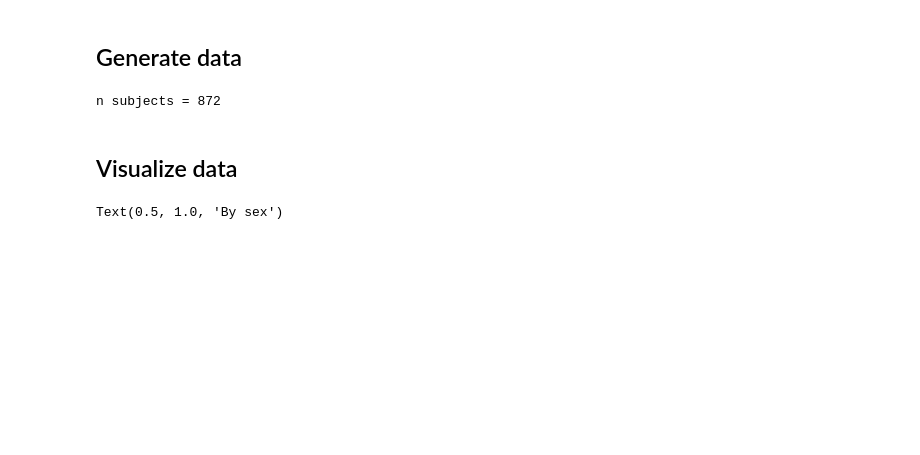
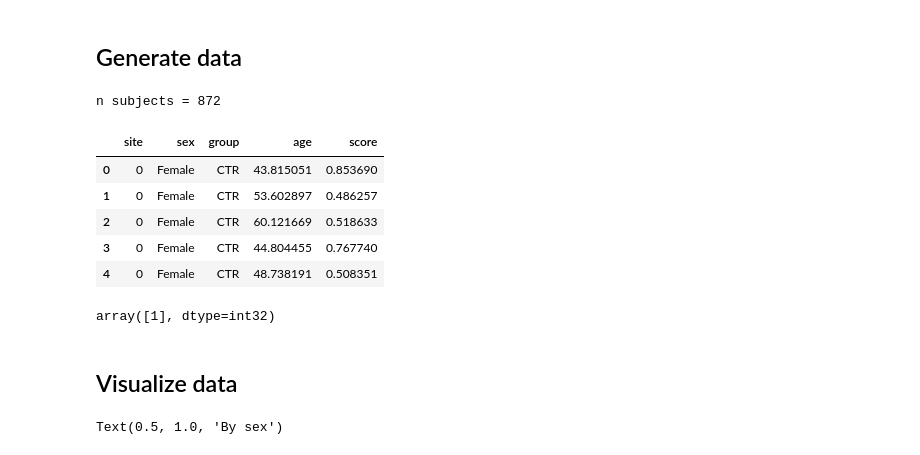
Before and after one commit to ppsp-team/PyNM, a Jupyter notebook: tutorials/r_test.ipynb, the cells around one changed output. Drawn from its saved outputs; the diff is of its cells as text; code cells hidden in the pictures; blank space fills up the shorter version.

```diff
--- a/tutorials/r_test.ipynb
+++ b/tutorials/r_test.ipynb
@@ -83,6 +86,28 @@ df = generate_data(n_sites=4,sample_size=35,randseed=650)
 print('n subjects = {}'.format(df.shape[0]))
 # %% [output]
 n subjects = 872
+# %%
+df.head()
+# %% [output]
+|  | site | sex | group | age | score |
+| 0 | 0 | Female | CTR | 43.815051 | 0.853690 |
+| 1 | 0 | Female | CTR | 53.602897 | 0.486257 |
+| 2 | 0 | Female | CTR | 60.121669 | 0.518633 |
+| 3 | 0 | Female | CTR | 44.804455 | 0.767740 |
+| 4 | 0 | Female | CTR | 48.738191 | 0.508351 |
+# %%
+ro.globalenv['site_r'] = ro.vectors.FactorVector(df['site'].to_numpy())
+ro.globalenv['sex_r'] = ro.StrVector(df['sex'].to_numpy())
+ro.globalenv['group_r'] = ro.StrVector(df['group'].to_numpy())
+ro.globalenv['age_r'] = ro.FloatVector(df['age'].to_numpy())
+ro.globalenv['score_r'] = ro.FloatVector(df['score'].to_numpy())
+
+df_r = r("data.frame('site'=site_r,'sex'=sex_r,'group'=group_r,'age'=age_r,'score'=score_r)")
+ro.globalenv['df_r'] = df_r
+print(r("is.factor(df_r$site)"))
+df_r
+# %% [output]
+array([1], dtype=int32)
 # %% [markdown]
 ## Visualize data
 # %%
```
Also changed, not shown: parts of 6 cells of this notebook, 3 other files.
